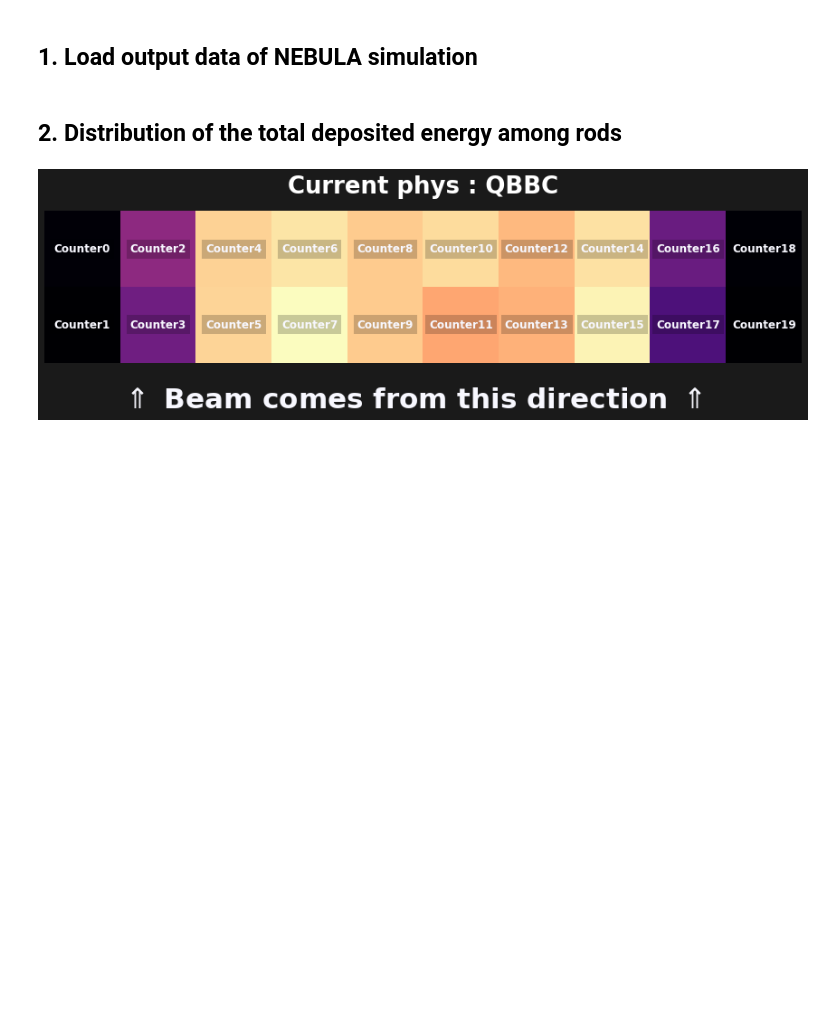
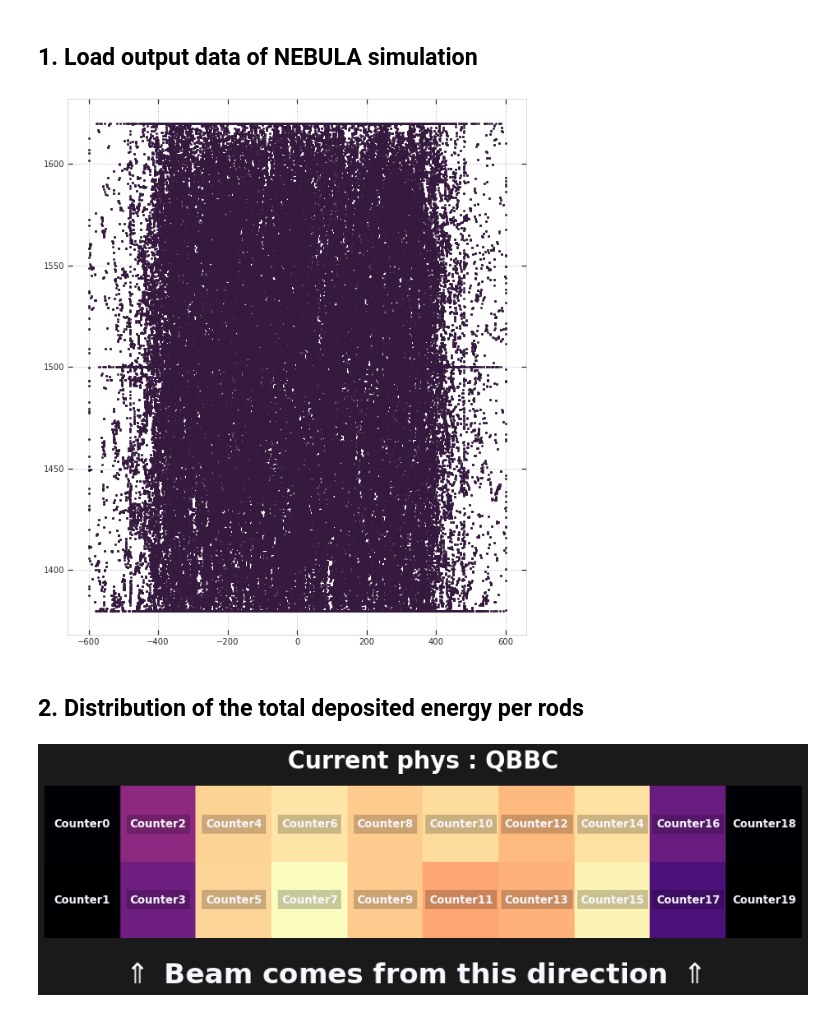
Before and after one commit to masterdesky/ELTE-sci-mod-lab-2021, a Jupyter notebook: project/notebooks/analysis.ipynb, the cells around one changed output. Cells and saved outputs as stored; diff of their text form; code cells hidden in the pictures; blank space fills up the shorter version.

```diff
--- a/project/notebooks/analysis.ipynb
+++ b/project/notebooks/analysis.ipynb
@@ -130,8 +130,23 @@ data = {
         ]
     )
 }
+# %%
+x,y,z = data_QBBC['X'], data_QBBC['Y'], data_QBBC['Z']
+# %%
+fig, axes = plt.subplots(figsize=(10,12))
+
+env = 1000
+mask = ((x != env) & (x != -env)) & ((y != env) & (y != -env)) & ((z != env*2) & (z != -env*2))
+mask = mask & ((x != env*1.2) & (x != -env*1.2)) & ((y != env*1.2) & (y != -env*1.2)) & ((z != env*1.2*2) & (z != -env*1.2*2))
+
+sr = 2
+axes.scatter(x[mask], z[mask], s=sr**2, alpha=0.9)
+
+plt.show()
+# %% [output]
+[figure, added]
 # %% [markdown]
-## 2. Distribution of the total deposited energy among rods
+## 2. Distribution of the total deposited energy per rods
 # %%
 cols_org = np.array(["Counter{}".format(i) for i in range(nrows*ncols)]).reshape(ncols, nrows).T
 
```
Also changed, not shown: parts of 8 cells of this notebook, 13 other files.
